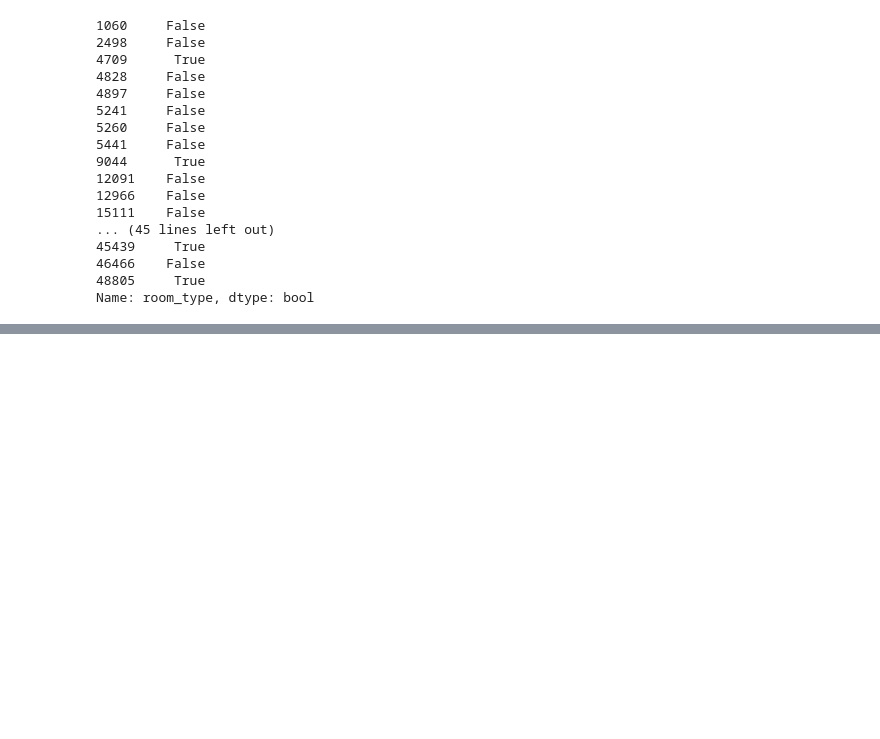
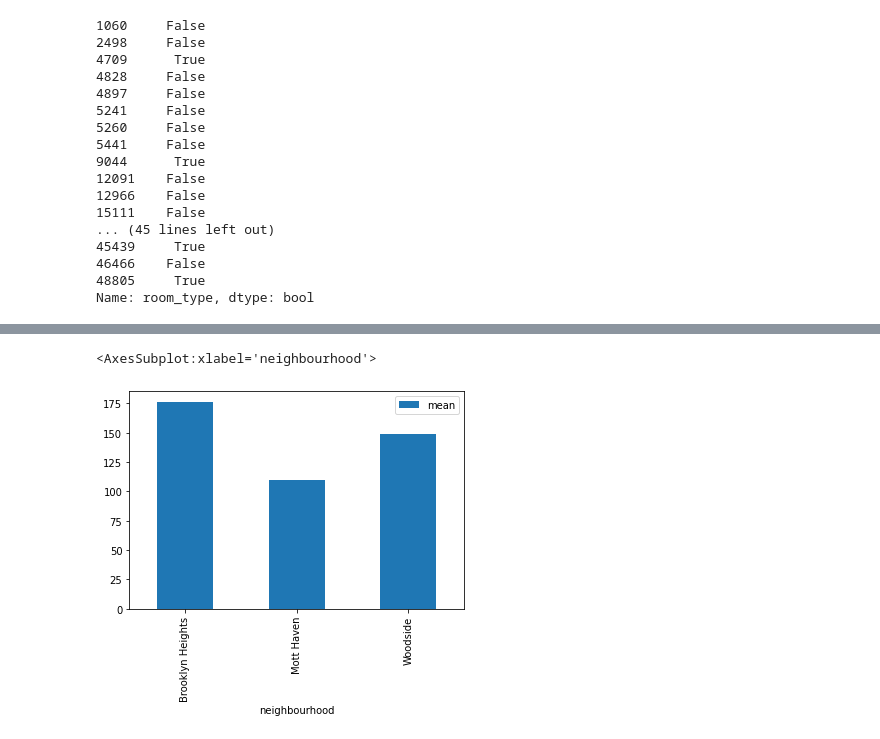
Before and after one commit to klp/cuny_gc_python_class_sp2022, a Jupyter notebook: home_work/2022-04-30/pandas_assignment.ipynb, the cells around one changed output, grey strips where cells are left out. Cells and saved outputs as stored; diff of their text form; code cells hidden in the pictures; blank space fills up the shorter version.

Commit message:
bar chart of mean prices in each neighborhood

```diff
--- a/home_work/2022-04-30/pandas_assignment.ipynb
+++ b/home_work/2022-04-30/pandas_assignment.ipynb
@@ -232,0 +331,3 @@ mott_haven_entire
+# %%
+mott_haven_basic = mott_haven_entire[m_haven_outliers_bool]
+mott_haven_basic
@@ -232,0 +375,4 @@ mott_haven_entire
+# %%
+all_three_neighborhoods = pd.concat(
+    [brooklyn_heights_basic, woodside_basic, mott_haven_basic],
+    ignore_index=True)
@@ -232,0 +395,4 @@ mott_haven_entire
+# %%
+group_neighborhood = all_three_neighborhoods.groupby('neighbourhood')
+# %%
+group_nei_mean = group_neighborhood['price'].agg([np.mean])
@@ -232,0 +407,5 @@ mott_haven_entire
+# %%
+group_nei_mean.plot.bar()
+# %% [output]
+<AxesSubplot:xlabel='neighbourhood'>
+[figure, added]
```
Also changed, not shown: parts of 16 cells of this notebook, 1 other file.
